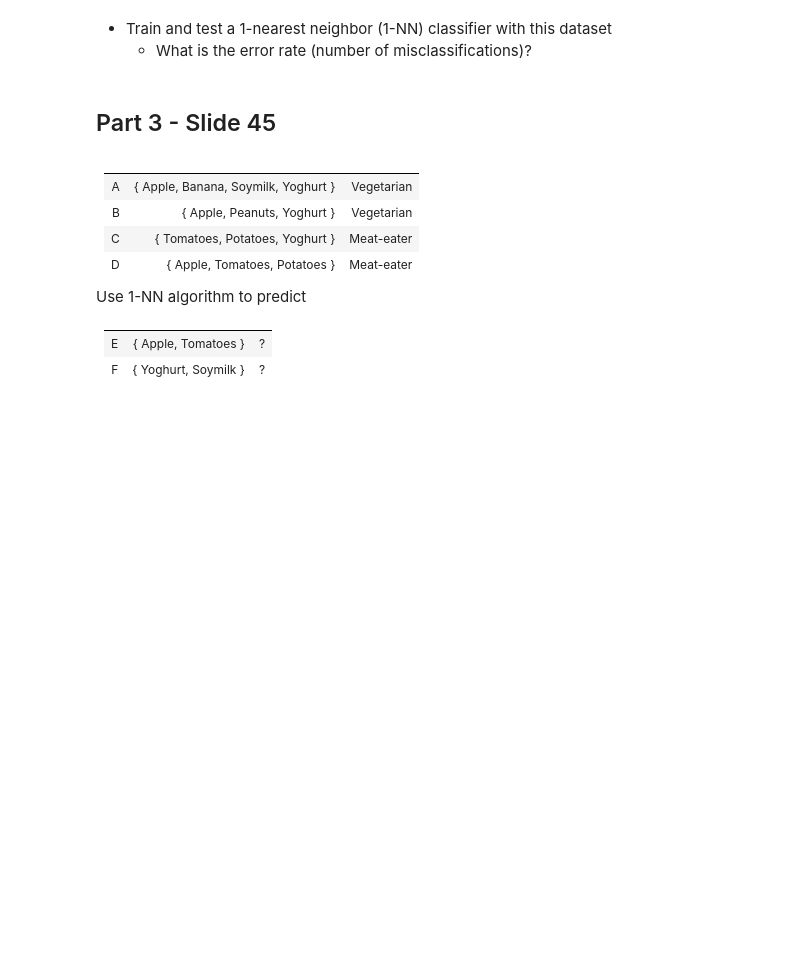
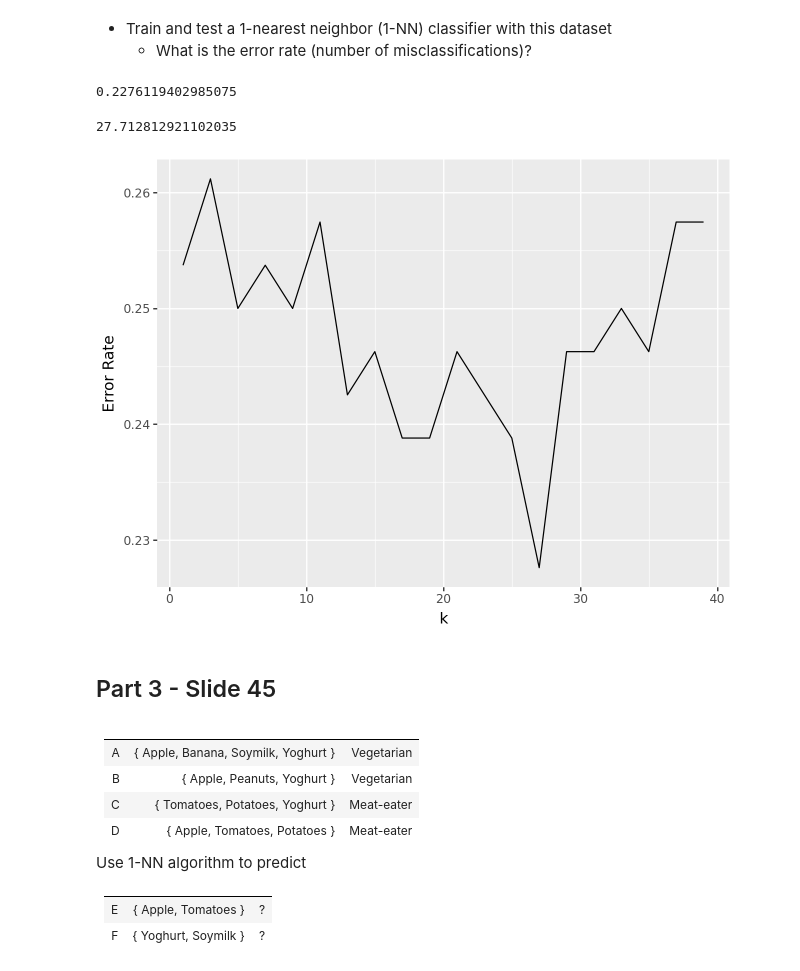
Before and after one commit to Avelez164/Data-Science-Big-Data, a Jupyter notebook: knn.ipynb, the cells around one changed output. Drawn from its saved outputs; the diff is of its cells as text; code cells hidden in the pictures; blank space fills up the shorter version.

```diff
--- a/knn.ipynb
+++ b/knn.ipynb
@@ -100,3 +120,17 @@ The goal is to predict if a subject has diabetes, given some of the diagnostic m
 # %% [markdown]
 * Split the dataset into train and test datasets with the *first 500 rows* for training, and the remaining rows for test
   - Do NOT randomly sample the data
+# %%
+from sklearn.neighbors import KNeighborsClassifier
+
+train = pima_indians_diabetes[:500]
+test = pima_indians_diabetes[500:]
+
+X_train = train.drop('HasDiabetes', axis=1)
+y_train = train['HasDiabetes']
+
+X_test = test.drop('HasDiabetes', axis=1)
+y_test = test['HasDiabetes']
+
+
+train.drop('HasDiabetes', axis=1)
@@ -103,3 +151,17 @@ The goal is to predict if a subject has diabetes, given some of the diagnostic m
 # %% [markdown]
 * Train and test a 1-nearest neighbor (1-NN) classifier with this dataset
   - What is the error rate (number of misclassifications)?
+# %%
+from sklearn.neighbors import KNeighborsClassifier
+
+mod = KNeighborsClassifier(n_neighbors=27)
+mod.fit(X_train, y_train)
+
+1 - mod.score(X_test, y_test)
+# %% [output]
+0.2276119402985075
+# %%
+import math
+math.sqrt(768)
+# %% [output]
+27.712812921102035
@@ -106,3 +172,24 @@ The goal is to predict if a subject has diabetes, given some of the diagnostic m
+# %%
+ks = []
+error_rates = []
+
+for k in range(1, 40, 2):
+  ks.append(k)
+
+  mod = KNeighborsClassifier(n_neighbors=k)
+  mod.fit(X_train, y_train)
+
+  #print(k, 1 - mod.score(X_test, y_test))
+  error_rates.append(1 - mod.score(X_test, y_test))
+learning_curve = pd.DataFrame({'k': ks, 'error_rate': error_rates})
+
+(
+  ggplot(learning_curve)
+  + geom_line(aes(x='k', y='error_rate'))
+  + labs(x='k', y='Error Rate')
+)
+# %% [output]
+[figure, added]
 # %% [markdown]
 ## Part 3 - Slide 45
 # %% [markdown]
```
Also changed, not shown: parts of 4 cells of this notebook.
